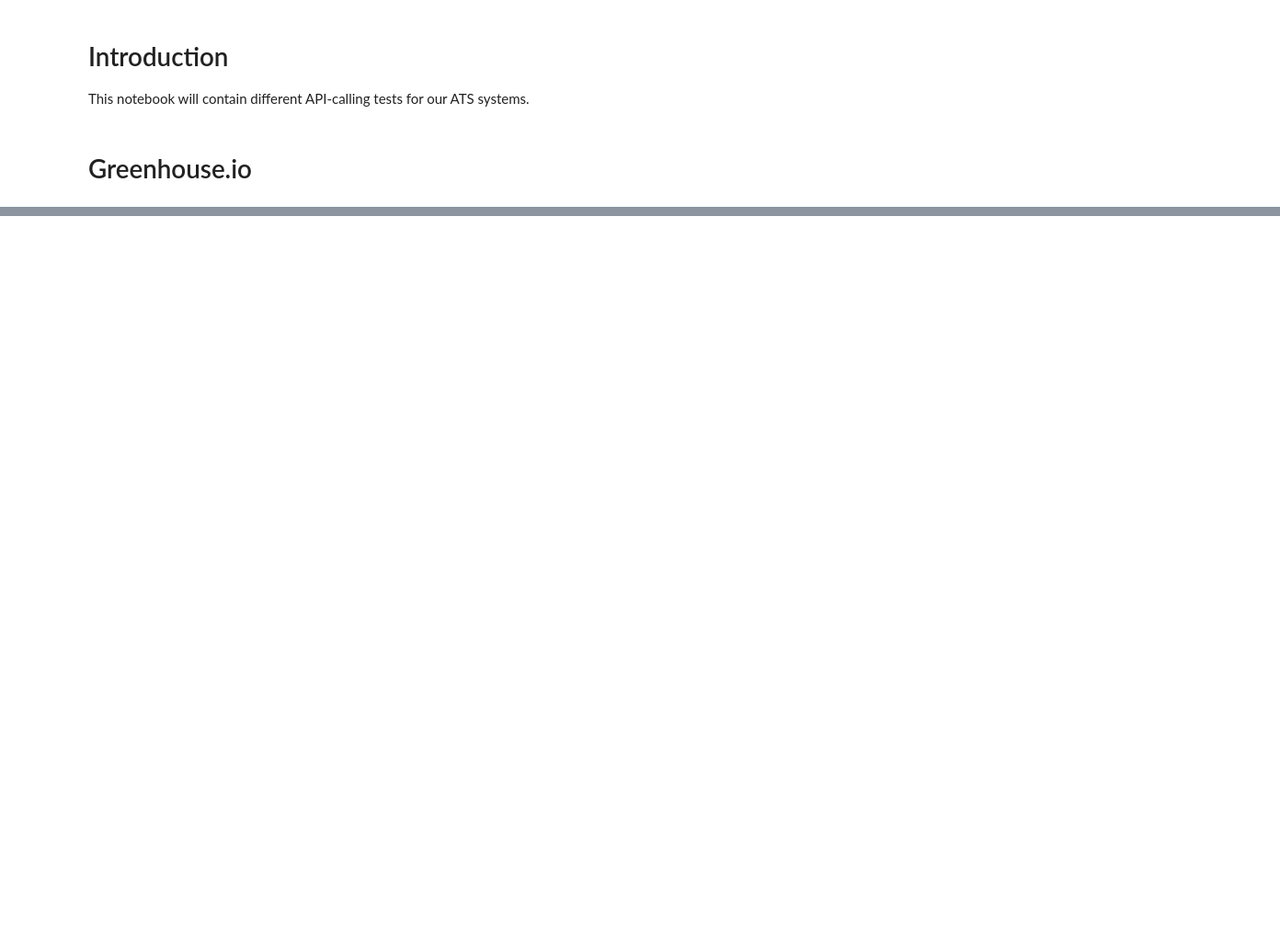
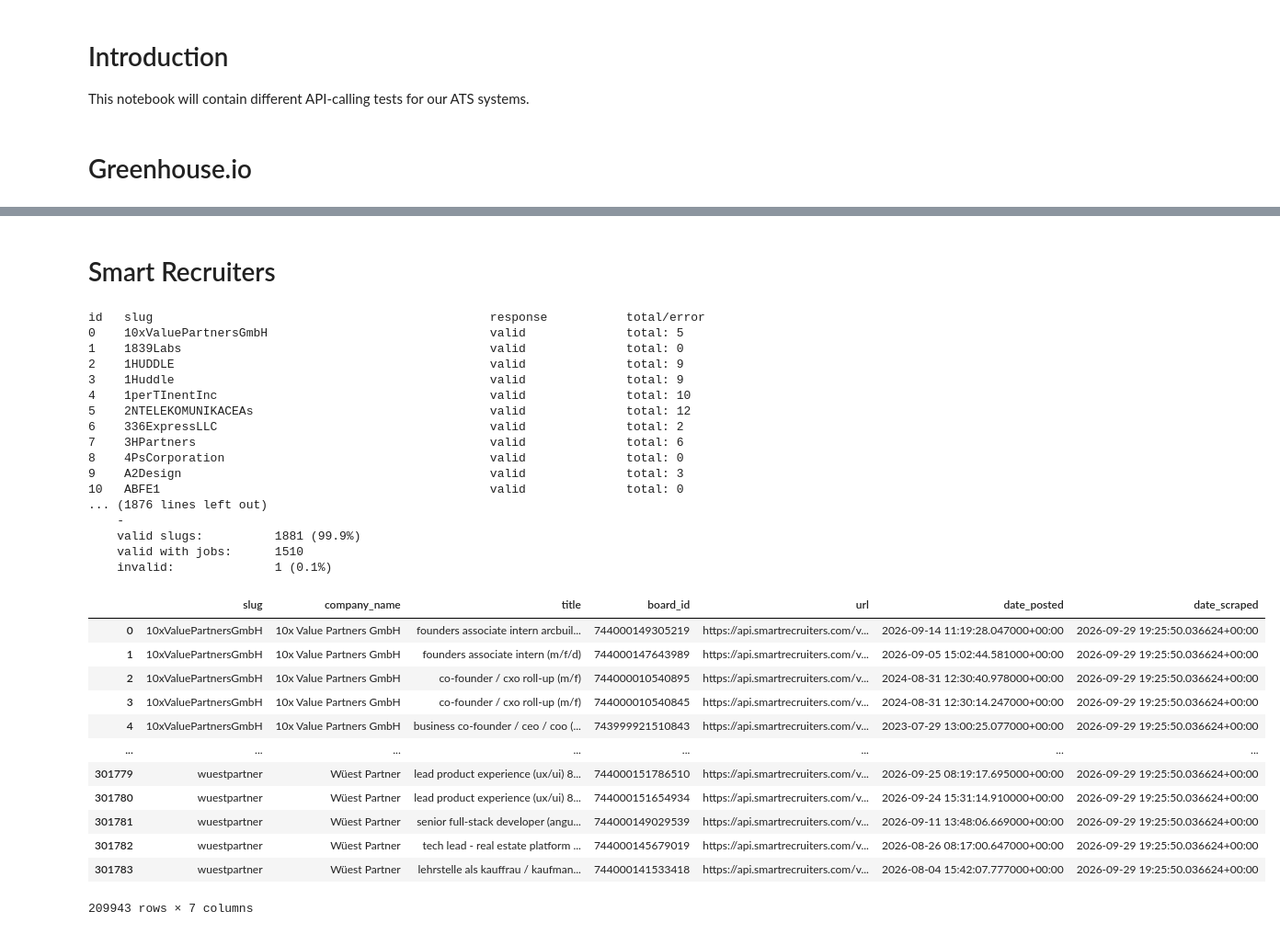
Before and after one commit to luisjaco/Classify, a Jupyter notebook: data/jobs/api_testing.ipynb, the cells around one changed output, grey strips where cells are left out. Shown at 92% size. Saved outputs shown, nothing was run; the diff lists cells and outputs as text; code cells hidden in the pictures; blank space fills up the shorter version.

Commit message:
Completed SmartRecruiter scraping functionality.

```diff
--- a/data/jobs/api_testing.ipynb
+++ b/data/jobs/api_testing.ipynb
@@ -200,2 +14,0 @@ sm.head()
-# %%
-res = requests.get('https://api.smartrecruiters.com/v1/companies/1huddle/postings')
@@ -243,0 +225,2 @@ res2.json()
+# %% [markdown]
+# Smart Recruiters
@@ -243,0 +433,34 @@ res2.json()
+# %%
+smart_recruiters = SmartRecruiters('../ats_companies/smartrecruiters.csv','./smartrecruiters_jobs.csv')
+smart_recruiters.run(10)
+# %% [output]
+id   slug                                               response           total/error
+0    10xValuePartnersGmbH                               valid              total: 5
+1    1839Labs                                           valid              total: 0
+2    1HUDDLE                                            valid              total: 9
+3    1Huddle                                            valid              total: 9
+4    1perTInentInc                                      valid              total: 10
+5    2NTELEKOMUNIKACEAs                                 valid              total: 12
+6    336ExpressLLC                                      valid              total: 2
+7    3HPartners                                         valid              total: 6
+8    4PsCorporation                                     valid              total: 0
+9    A2Design                                           valid              total: 3
+10   ABFE1                                              valid              total: 0
+... (1876 lines left out)
+    -
+    valid slugs:          1881 (99.9%)
+    valid with jobs:      1510
+    invalid:              1 (0.1%)
+|  | slug | company_name | title | board_id | url | date_posted | date_scraped |
+| 0 | 10xValuePartnersGmbH | 10x Value Partners GmbH | founders associate intern arcbuil... | 744000149305219 | https://api.smartrecruiters.com/v... | 2026-09-14 11:19:28.047000+00:00 | 2026-09-29 19:25:50.036624+00:00 |
+| 1 | 10xValuePartnersGmbH | 10x Value Partners GmbH | founders associate intern (m/f/d) | 744000147643989 | https://api.smartrecruiters.com/v... | 2026-09-05 15:02:44.581000+00:00 | 2026-09-29 19:25:50.036624+00:00 |
+| 2 | 10xValuePartnersGmbH | 10x Value Partners GmbH | co-founder / cxo roll-up (m/f) | 744000010540895 | https://api.smartrecruiters.com/v... | 2024-08-31 12:30:40.978000+00:00 | 2026-09-29 19:25:50.036624+00:00 |
+| 3 | 10xValuePartnersGmbH | 10x Value Partners GmbH | co-founder / cxo roll-up (m/f) | 744000010540845 | https://api.smartrecruiters.com/v... | 2024-08-31 12:30:14.247000+00:00 | 2026-09-29 19:25:50.036624+00:00 |
+| 4 | 10xValuePartnersGmbH | 10x Value Partners GmbH | business co-founder / ceo / coo (... | 743999921510843 | https://api.smartrecruiters.com/v... | 2023-07-29 13:00:25.077000+00:00 | 2026-09-29 19:25:50.036624+00:00 |
+| ... | ... | ... | ... | ... | ... | ... | ... |
+| 301779 | wuestpartner | Wüest Partner | lead product experience (ux/ui) 8... | 744000151786510 | https://api.smartrecruiters.com/v... | 2026-09-25 08:19:17.695000+00:00 | 2026-09-29 19:25:50.036624+00:00 |
+| 301780 | wuestpartner | Wüest Partner | lead product experience (ux/ui) 8... | 744000151654934 | https://api.smartrecruiters.com/v... | 2026-09-24 15:31:14.910000+00:00 | 2026-09-29 19:25:50.036624+00:00 |
+| 301781 | wuestpartner | Wüest Partner | senior full-stack developer (angu... | 744000149029539 | https://api.smartrecruiters.com/v... | 2026-09-11 13:48:06.669000+00:00 | 2026-09-29 19:25:50.036624+00:00 |
+| 301782 | wuestpartner | Wüest Partner | tech lead - real estate platform ... | 744000145679019 | https://api.smartrecruiters.com/v... | 2026-08-26 08:17:00.647000+00:00 | 2026-09-29 19:25:50.036624+00:00 |
+| 301783 | wuestpartner | Wüest Partner | lehrstelle als kauffrau / kaufman... | 744000141533418 | https://api.smartrecruiters.com/v... | 2026-08-04 15:42:07.777000+00:00 | 2026-09-29 19:25:50.036624+00:00 |
+209943 rows × 7 columns
```
Also changed, not shown: parts of 11 cells of this notebook, 5 other files.
